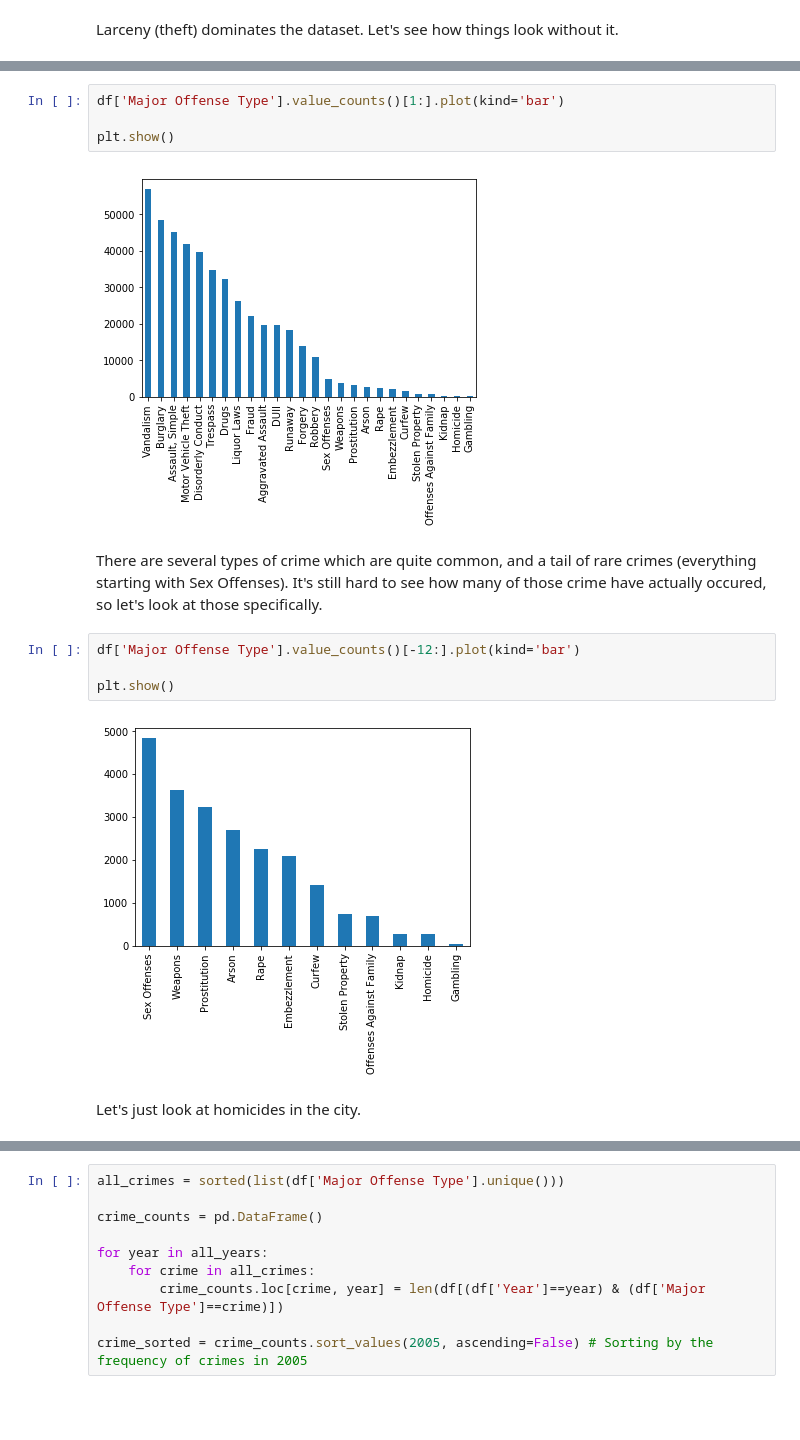
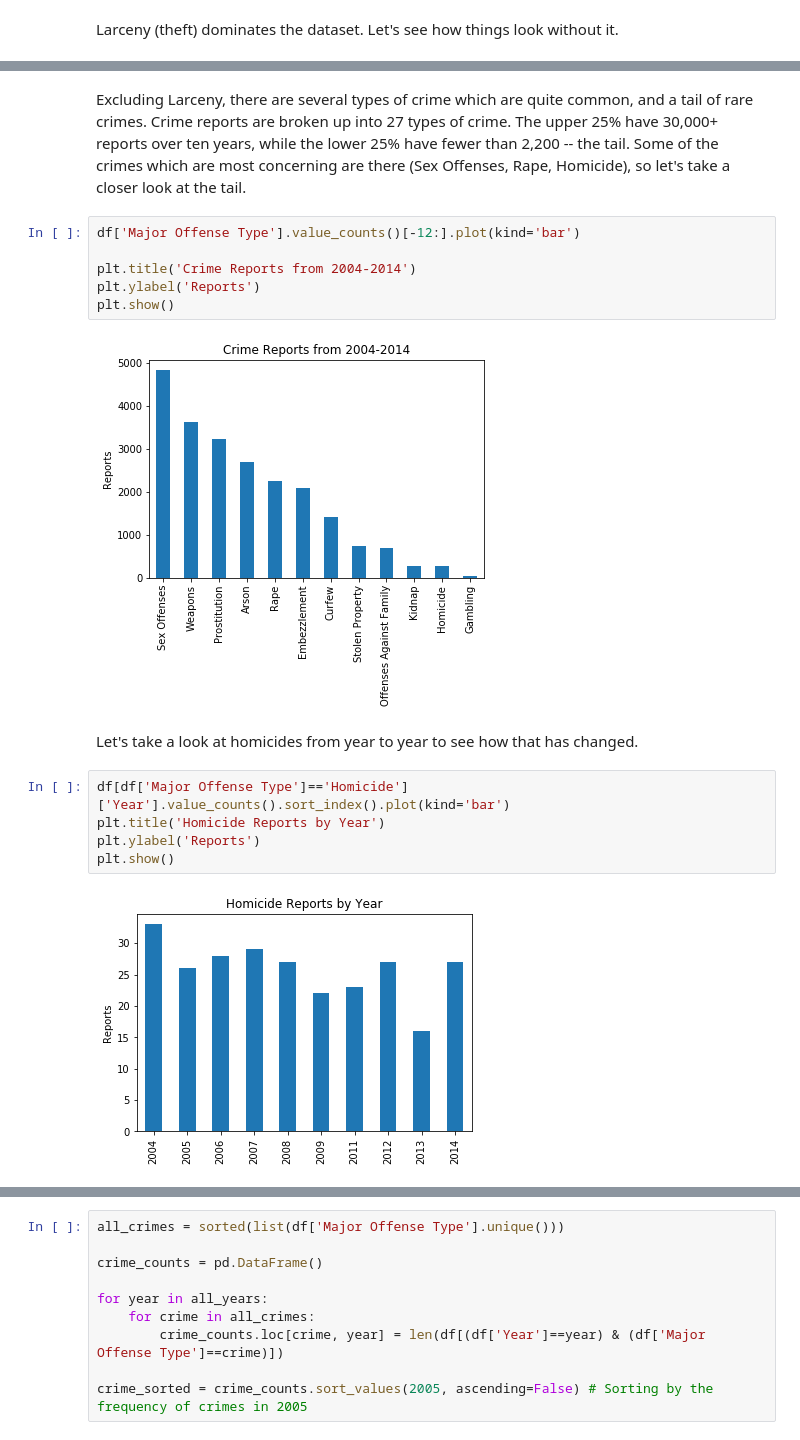
Before and after one commit to maxcalabro/Portland-Crime-Data, a Jupyter notebook: Portland Crime Data.ipynb, the cells around one changed output, grey strips where cells are left out. Drawn from its saved outputs; the diff is of its cells as text; blank space fills up the shorter version.

```diff
--- a/Portland Crime Data.ipynb
+++ b/Portland Crime Data.ipynb
@@ -111,16 +285,19 @@ Larceny (theft) dominates the dataset. Let's see how things look without it.
+# %% [markdown]
+Excluding Larceny, there are several types of crime which are quite common, and a tail of rare crimes. Crime reports are broken up into 27 types of crime. The upper 25% have 30,000+ reports over ten years, while the lower 25% have fewer than 2,200 -- the tail. Some of the crimes which are most concerning are there (Sex Offenses, Rape, Homicide), so let's take a closer look at the tail.
 # %%
-df['Major Offense Type'].value_counts()[1:].plot(kind='bar')
+df['Major Offense Type'].value_counts()[-12:].plot(kind='bar')
 
+plt.title('Crime Reports from 2004-2014')
+plt.ylabel('Reports')
 plt.show()
 # %% [output]
-[figure, old version]
+[figure, new version]
-# %% [markdown]
-There are several types of crime which are quite common, and a tail of rare crimes (everything starting with Sex Offenses). It's still hard to see how many of those crime have actually occured, so let's look at those specifically.
+# %% [markdown]
+Let's take a look at homicides from year to year to see how that has changed.
 # %%
-df['Major Offense Type'].value_counts()[-12:].plot(kind='bar')
-
+df[df['Major Offense Type']=='Homicide']['Year'].value_counts().sort_index().plot(kind='bar')
+plt.title('Homicide Reports by Year')
+plt.ylabel('Reports')
 plt.show()
 # %% [output]
-[figure, old version]
+[figure, new version]
-# %% [markdown]
-Let's just look at homicides in the city.
```
Also changed, not shown: parts of 68 cells of this notebook.
